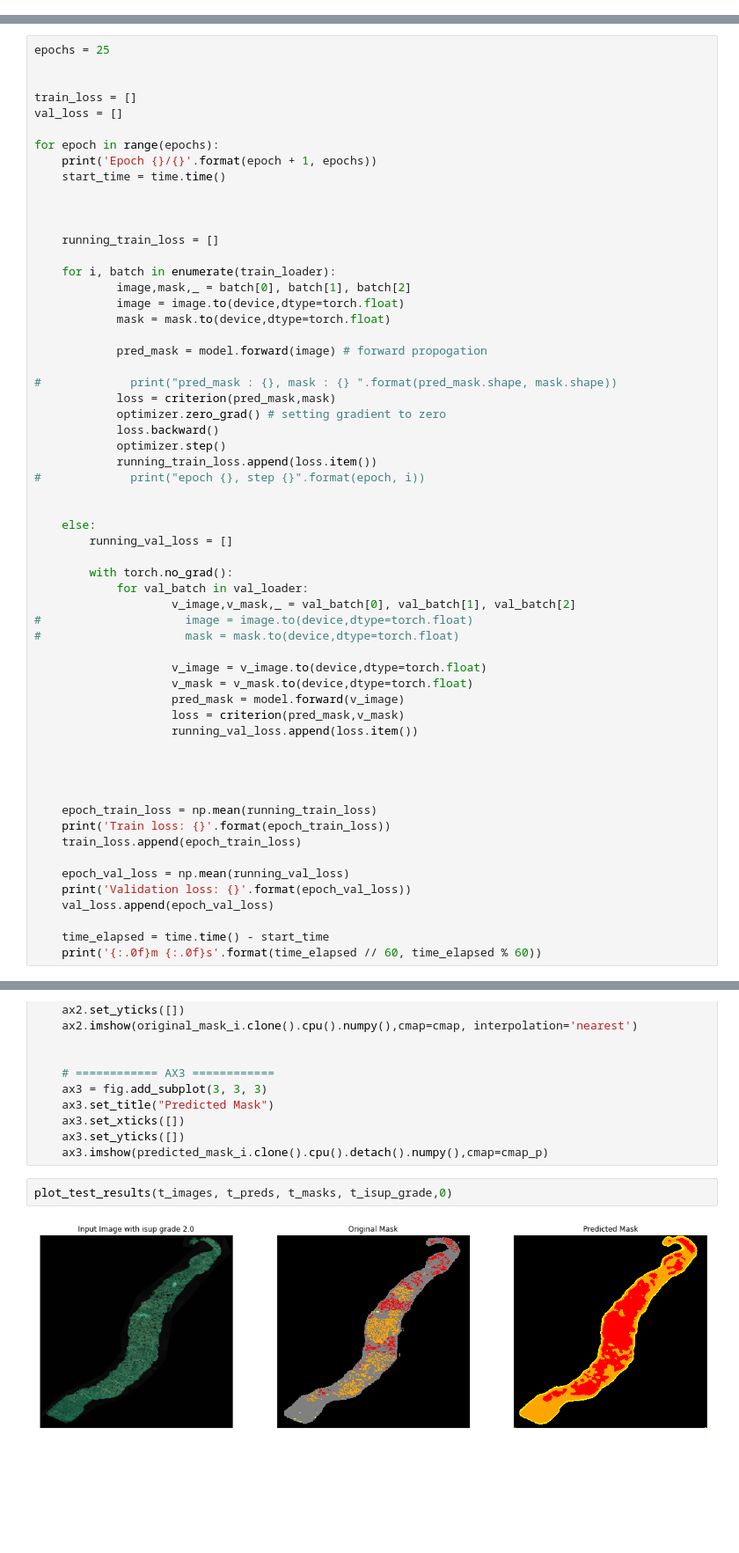
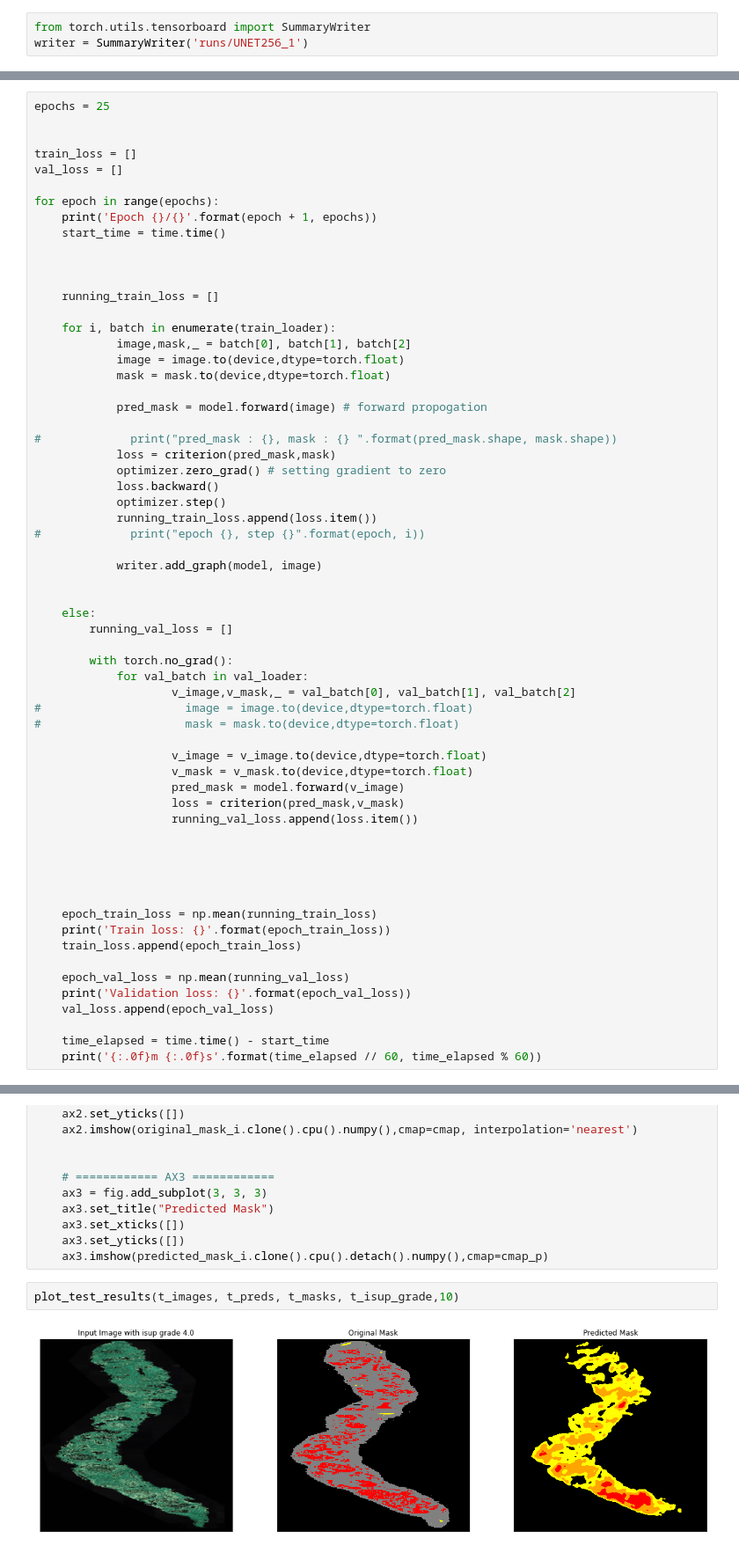
Before and after one commit to bharaniabhishek123/cs231n_project, a Jupyter notebook: notebooks/U-Net.ipynb, the cells around one changed output, grey strips where cells are left out. Shown: that part at 88% size. Drawn from its saved outputs; the diff is of its cells as text; blank space fills up the shorter version.

```diff
--- a/notebooks/U-Net.ipynb
+++ b/notebooks/U-Net.ipynb
@@ -365,6 +366,9 @@ class Unet256(nn.Module):
 
 
         return out
+# %%
+from torch.utils.tensorboard import SummaryWriter
+writer = SummaryWriter('runs/UNET256_1')
 # %%
 ## Testing the model dry run
 # %%
@@ -504,6 +508,8 @@ for epoch in range(epochs):
             running_train_loss.append(loss.item())
 #             print("epoch {}, step {}".format(epoch, i))
 
+            writer.add_graph(model, image)
+
 
     else:
         running_val_loss = []
@@ -523,6 +529,7 @@ for epoch in range(epochs):
 
 
 
+
     epoch_train_loss = np.mean(running_train_loss)
     print('Train loss: {}'.format(epoch_train_loss))
     train_loss.append(epoch_train_loss)
@@ -664,6 +693,6 @@ def plot_test_results(t_images, t_preds, t_masks, isup_grade, i) :
     ax3.set_yticks([])
     ax3.imshow(predicted_mask_i.clone().cpu().detach().numpy(),cmap=cmap_p)
 # %%
-plot_test_results(t_images, t_preds, t_masks, t_isup_grade,0)
+plot_test_results(t_images, t_preds, t_masks, t_isup_grade,10)
 # %% [output]
-[figure, old version]
+[figure, new version]
```
Also changed, not shown: parts of 14 cells of this notebook, 6 other files.
